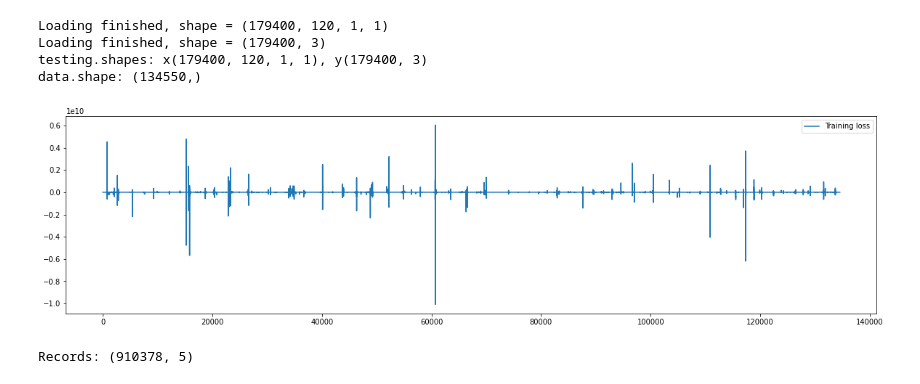
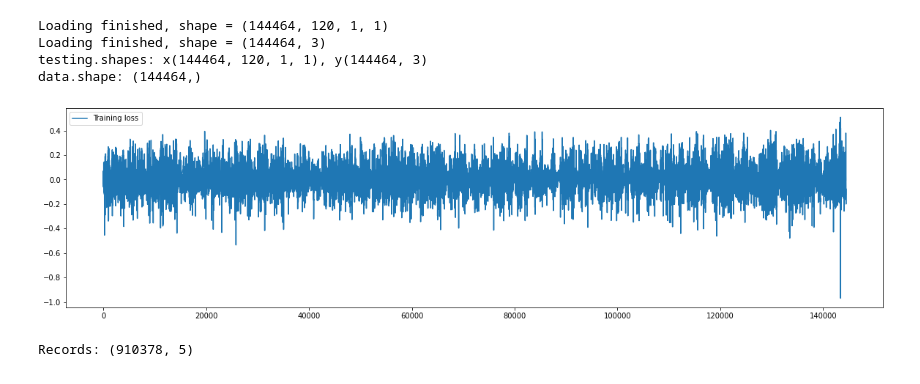
Before and after one commit to h-nargesi/Stock-Estimation, a Jupyter notebook: Jiringi/Python/data-reader-noise.ipynb, the cells around one changed output. Drawn from its saved outputs; the diff is of its cells as text; code cells hidden in the pictures.

```diff
--- a/Jiringi/Python/data-reader-noise.ipynb
+++ b/Jiringi/Python/data-reader-noise.ipynb
@@ -1,26 +16,24 @@
 # %%
 import numpy as np
 import matplotlib.pyplot as plt
-from codes.handlers import Handlers as hd
-from solution_1.model import Modelling as modeling
+from codes.handlers import Handlers
 
-hd.SOLUTION = modeling.NAME
+hd = Handlers('solution_1')
 plt.rcParams['figure.figsize'] = [20, 5]
 
 x_testing, y_testing = hd.LoadTestData(1)
-# print(y_testing[int(y_testing.shape[0] / 165 * 164):int(y_testing.shape[0] / 170 * 169)])
 
-# data = np.average(y_testing[int(y_testing.shape[0] / 165 * 164):int(y_testing.shape[0] / 170 * 169)], axis=1)
-data = np.average(y_testing[:int(y_testing.shape[0] / 4 * 3)], axis=1)
+data = np.average(y_testing, axis=1)
+data = np.reshape(data, data.shape[0])
 print("data.shape:", data.shape)
 
 plt.plot(data, label='Training loss')
 plt.legend()
 _ = plt.ylim()
 # %% [output]
-Loading finished, shape = (179400, 120, 1, 1)
-Loading finished, shape = (179400, 3)
-testing.shapes: x(179400, 120, 1, 1), y(179400, 3)
-data.shape: (134550,)
+Loading finished, shape = (144464, 120, 1, 1)
+Loading finished, shape = (144464, 3)
+testing.shapes: x(144464, 120, 1, 1), y(144464, 3)
+data.shape: (144464,)
-[figure, old version]
+[figure, new version]
 # %%
```
Also changed, not shown: parts of 2 cells of this notebook, 21 other files.
